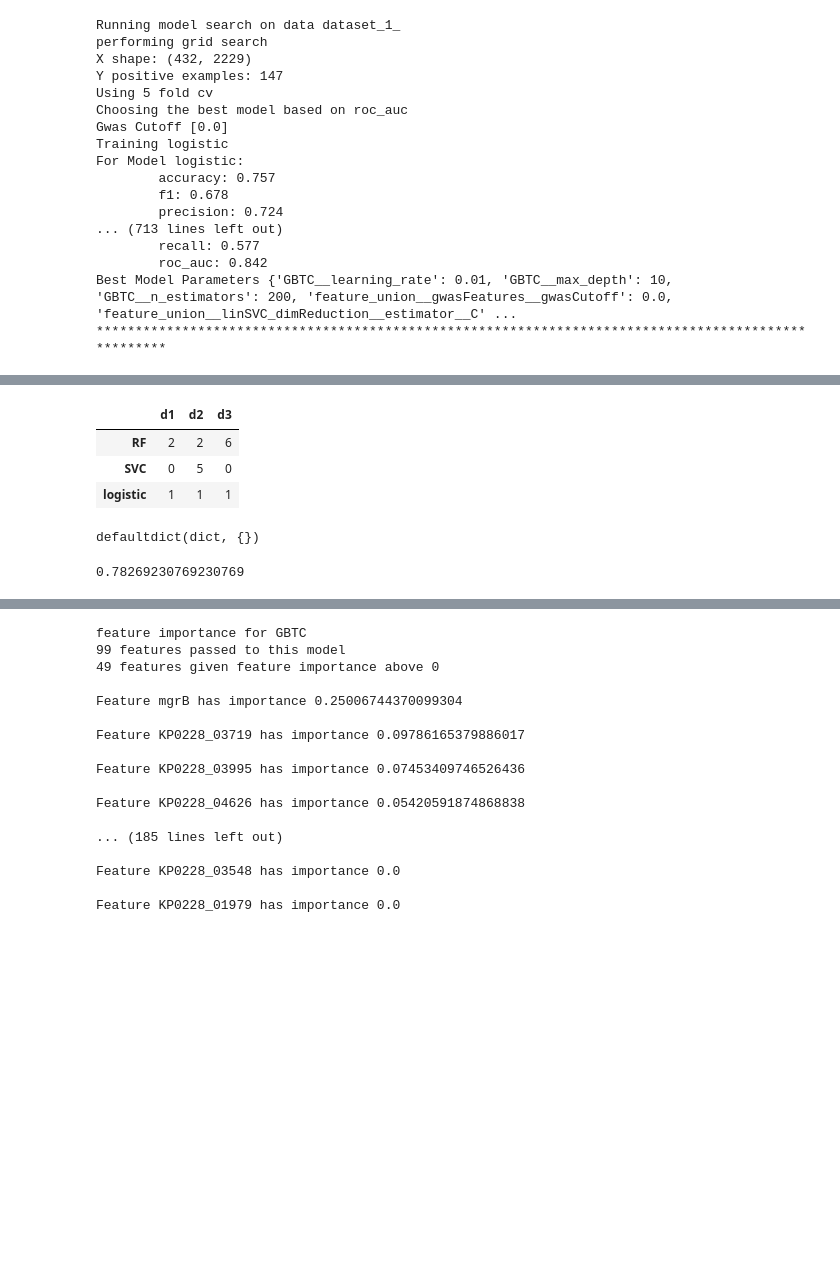
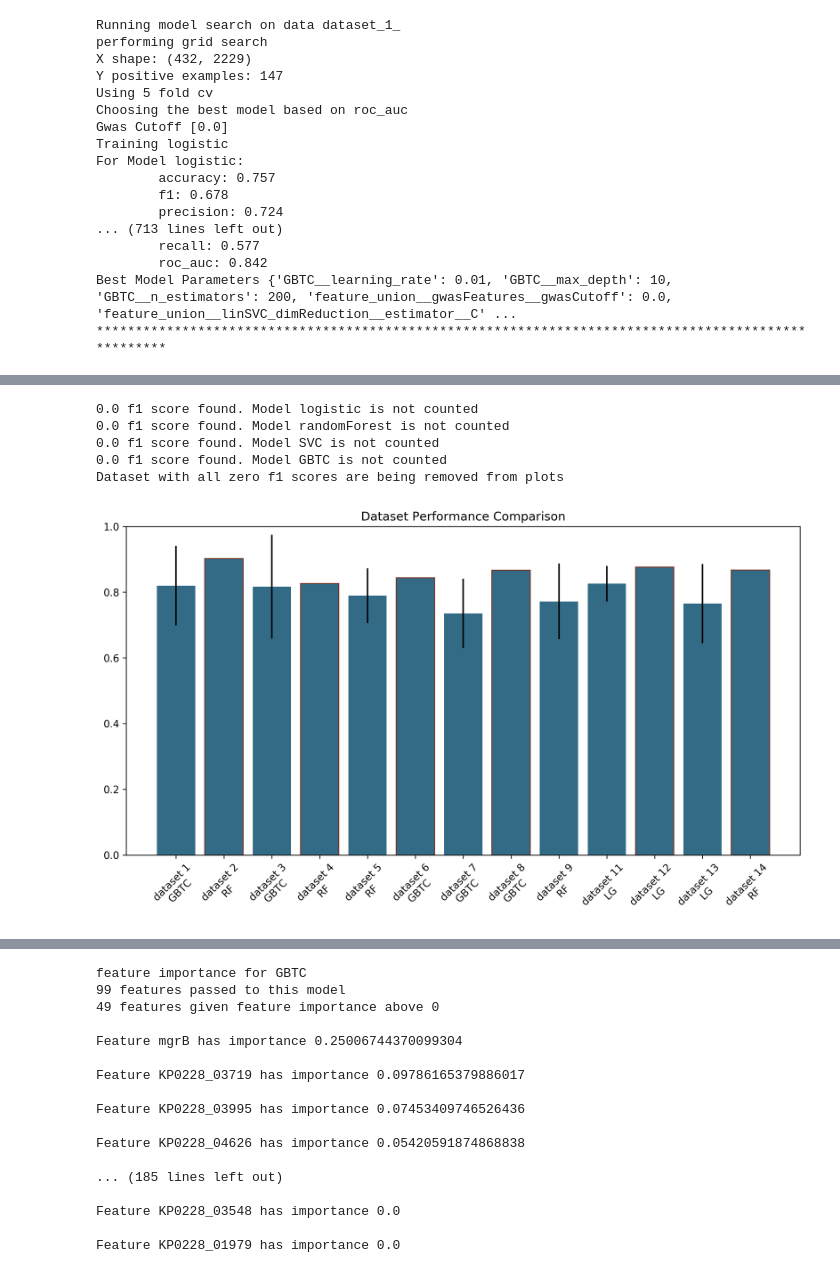
Before and after one commit to crowegian/AMR_ML, a Jupyter notebook: ML_notebook.ipynb, the cells around one changed output, grey strips where cells are left out. Cells and saved outputs as stored; diff of their text form; code cells hidden in the pictures; blank space fills up the shorter version.

Commit message:
plotting for dataset comparison is done

```diff
--- a/ML_notebook.ipynb
+++ b/ML_notebook.ipynb
@@ -73,39 +76,3 @@ For Model logistic:
         roc_auc: 0.842
 Best Model Parameters {'GBTC__learning_rate': 0.01, 'GBTC__max_depth': 10, 'GBTC__n_estimators': 200, 'feature_union__gwasFeatures__gwasCutoff': 0.0, 'feature_union__linSVC_dimReduction__estimator__C' ...
 ****************************************************************************************************
-# %%
-def findBestModel(modelList, resultKey):
-    print("TODO: add in warning if f1 is zero.")
-    print("TODO: get sd bars if you can get them too. Grab it the same way you grab mean_test wtih std_test_")
-    bestModelName = ""
-    bestPerformance = 0# this assumes we want to maximize performance
-    for modelName, cvDict in modelList.items():
-    #     print(modelName)
-        currModelIndex = cvDict["gridcv"].best_index_
-        currModelPerformance = cvDict["gridcv"].cv_results_[resultKey][currModelIndex]
-        if currModelPerformance >= bestPerformance:
-            bestModelName = modelName
-            bestPerformance = currModelPerformance
-    return(bestModelName, bestPerformance)
-
-
-
-from collections import defaultdict
-allDataModelDict = modelDictHolder
-dataSetComparisonList = list(allDataModelDict.keys())
-compMetric = "roc_auc"
-resultKey = "mean_test_" + compMetric
-dataSetComparisonList
-datasetBestModelDict = {}
-for datasetName in dataSetComparisonList:
-#     print(datasetName)
-    modelList = allDataModelDict[datasetName]
-    dataSetBestPerformance  = findBestModel(modelList, resultKey)
-    datasetBestModelDict[datasetName] = dataSetBestPerformance
-    # determine best performing model for this dataset.
-    # this means you'll have to iterate through each model
-    # find its best parameters, and compare to all other model parameters.
-#     for model in modelList:
-#         print(model)
-#         bestModel =
-datasetBestModelDict
@@ -173,7 +78,0 @@ temp = {"d1":{"logistic": 1, "SVC": 0, "RF": 2},
-# %%
-pd.DataFrame(temp)
-# %% [output]
-|  | d1 | d2 | d3 |
-| RF | 2 | 2 | 6 |
-| SVC | 0 | 5 | 0 |
-| logistic | 1 | 1 | 1 |
@@ -182,12 +79,14 @@ datasetBestModelDict = defaultdict(lambda: defaultdict(dict))
-# %%
-datasetBestModelDict["temp"]
-# %% [output]
-defaultdict(dict, {})
 # %%
 with open(modelDictPicklePath, "rb") as pklFile:
     modelDictHolder = pickle.load(pklFile)
-# %%
-bestModelIndex = modelDictHolder["dataset_10_"]["GBTC"]["gridcv"].best_index_
-modelDictHolder["dataset_10_"]["GBTC"]["gridcv"].cv_results_["mean_test_roc_auc"][bestModelIndex]
-# %% [output]
-0.78269230769230769
+# %%
+datasetBestModelDict = plotDatasetModelComparison(allDataModelDict = modelDictHolder,
+                           dataSetComparisonList = list(allDataModelDict.keys()),
+                               compMetric = "roc_auc", removeZeroF1Score = True)
+# %% [output]
+0.0 f1 score found. Model logistic is not counted
+0.0 f1 score found. Model randomForest is not counted
+0.0 f1 score found. Model SVC is not counted
+0.0 f1 score found. Model GBTC is not counted
+Dataset with all zero f1 scores are being removed from plots
+[figure, added]
```
Also changed, not shown: parts of 10 cells of this notebook, 1 other file.
